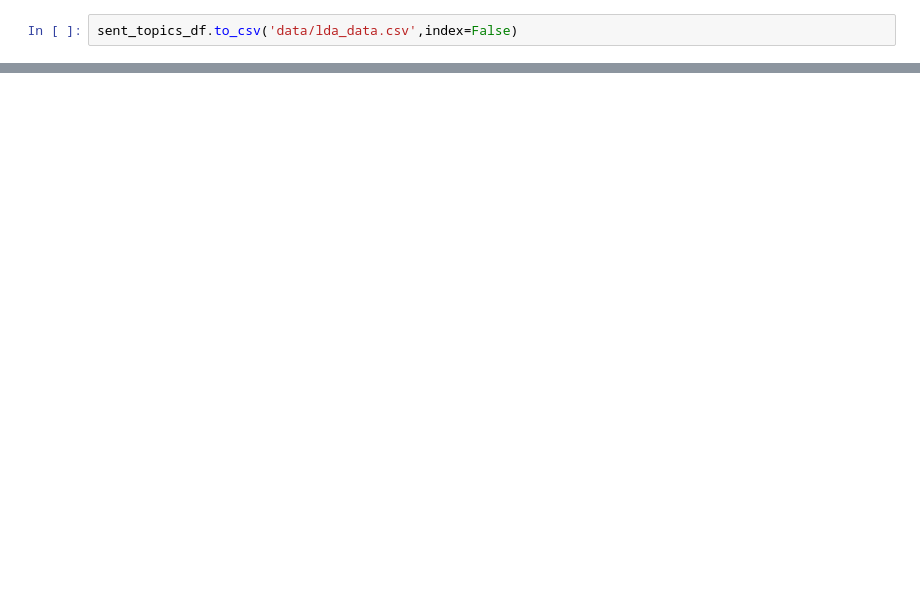
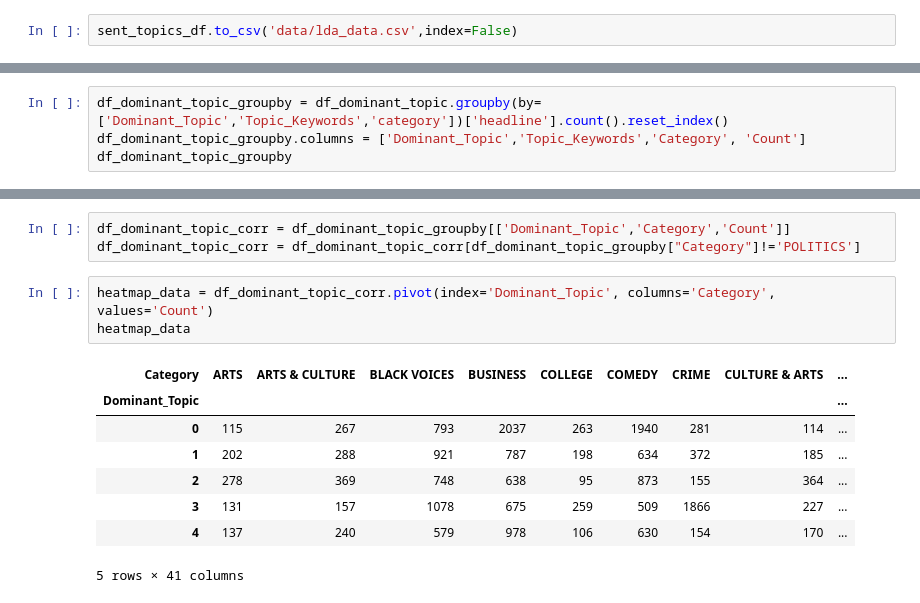
Before and after one commit to tieukhoimai/plotly-nlp-news, a Jupyter notebook: modeling.ipynb, the cells around one changed output, grey strips where cells are left out. Cells and saved outputs as stored; diff of their text form; blank space fills up the shorter version.

```diff
--- a/modeling.ipynb
+++ b/modeling.ipynb
@@ -154,0 +161,4 @@ sent_topics_df.to_csv('data/lda_data.csv',index=False)
+# %%
+df_dominant_topic_groupby = df_dominant_topic.groupby(by=['Dominant_Topic','Topic_Keywords','category'])['headline'].count().reset_index()
+df_dominant_topic_groupby.columns = ['Dominant_Topic','Topic_Keywords','Category', 'Count']
+df_dominant_topic_groupby
@@ -154,0 +305,15 @@ sent_topics_df.to_csv('data/lda_data.csv',index=False)
+# %%
+df_dominant_topic_corr = df_dominant_topic_groupby[['Dominant_Topic','Category','Count']]
+df_dominant_topic_corr = df_dominant_topic_corr[df_dominant_topic_groupby["Category"]!='POLITICS']
+# %%
+heatmap_data = df_dominant_topic_corr.pivot(index='Dominant_Topic', columns='Category', values='Count')
+heatmap_data
+# %% [output]
+| Category | ARTS | ARTS & CULTURE | BLACK VOICES | BUSINESS | COLLEGE | COMEDY | CRIME | CULTURE & ARTS | ... |
+| Dominant_Topic |  |  |  |  |  |  |  |  | ... |
+| 0 | 115 | 267 | 793 | 2037 | 263 | 1940 | 281 | 114 | ... |
+| 1 | 202 | 288 | 921 | 787 | 198 | 634 | 372 | 185 | ... |
+| 2 | 278 | 369 | 748 | 638 | 95 | 873 | 155 | 364 | ... |
+| 3 | 131 | 157 | 1078 | 675 | 259 | 509 | 1866 | 227 | ... |
+| 4 | 137 | 240 | 579 | 978 | 106 | 630 | 154 | 170 | ... |
+5 rows × 41 columns
```
Also changed, not shown: parts of 26 cells of this notebook, 10 other files.
